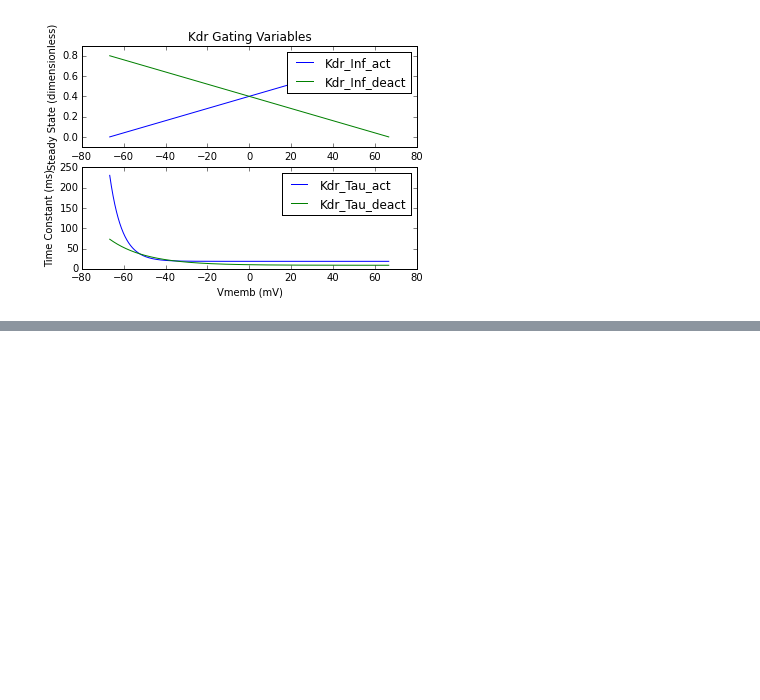
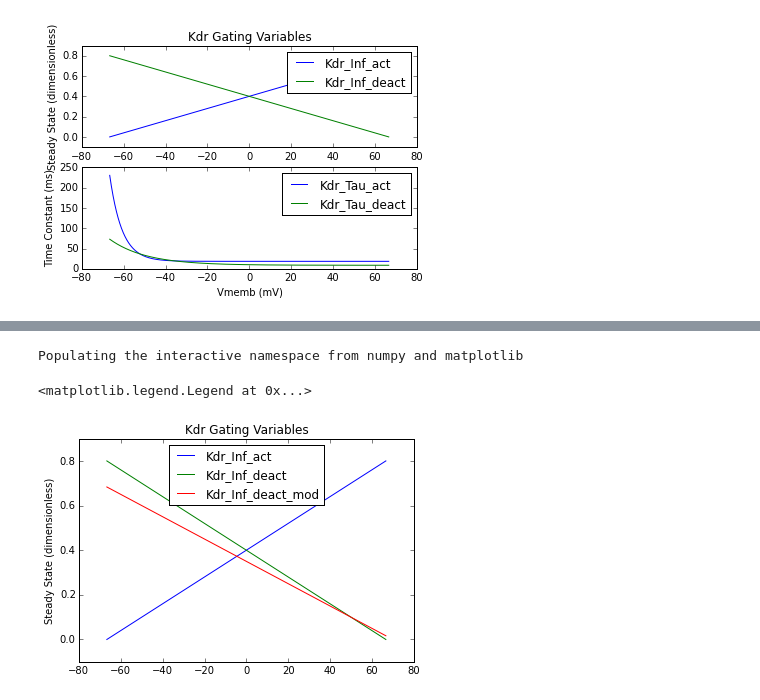
Before and after one commit to Simon-at-Ely/Channel_Kinetics, a Jupyter notebook: AccessoryOlfactoryBulb/MitralCell/ipython/DelayedRectifierPotassium/iAMC_Kdr.ipynb, the cells around one changed output, grey strips where cells are left out. Drawn from its saved outputs; the diff is of its cells as text; code cells hidden in the pictures; blank space fills up the shorter version.

```diff
--- a/AccessoryOlfactoryBulb/MitralCell/ipython/DelayedRectifierPotassium/iAMC_Kdr.ipynb
+++ b/AccessoryOlfactoryBulb/MitralCell/ipython/DelayedRectifierPotassium/iAMC_Kdr.ipynb
@@ -524,3 +524,17 @@ plt.legend(['Kdr_Tau_act', 'Kdr_Tau_deact'], loc='upper right')
 **Then increasing the Kdr activation Tau max value up to the full fitted value, I could increase the zero setting for deactivation a little further up to -42 to give a similar bursting pattern:**
 
 ![alt text](Sim_61_Vm.png)
+# %%
+%pylab inline
+v = np.linspace(-66.67, 66.67, num=2000)
+minf = 0.006*v + 0.40
+ninf = -0.006*v + 0.40
+ninf1 = -0.005*v + 0.35
+plt.plot(v, minf, v, ninf, v, ninf1)
+plt.title('Kdr Gating Variables')
+plt.ylabel('Steady State (dimensionless)')
+plt.legend(['Kdr_Inf_act', 'Kdr_Inf_deact', 'Kdr_Inf_deact_mod'], loc='upper center')
+# %% [output]
+Populating the interactive namespace from numpy and matplotlib
+<matplotlib.legend.Legend at 0x...>
+[figure, added]
```
Also changed, not shown: parts of 1 cell of this notebook, 10 other files.
